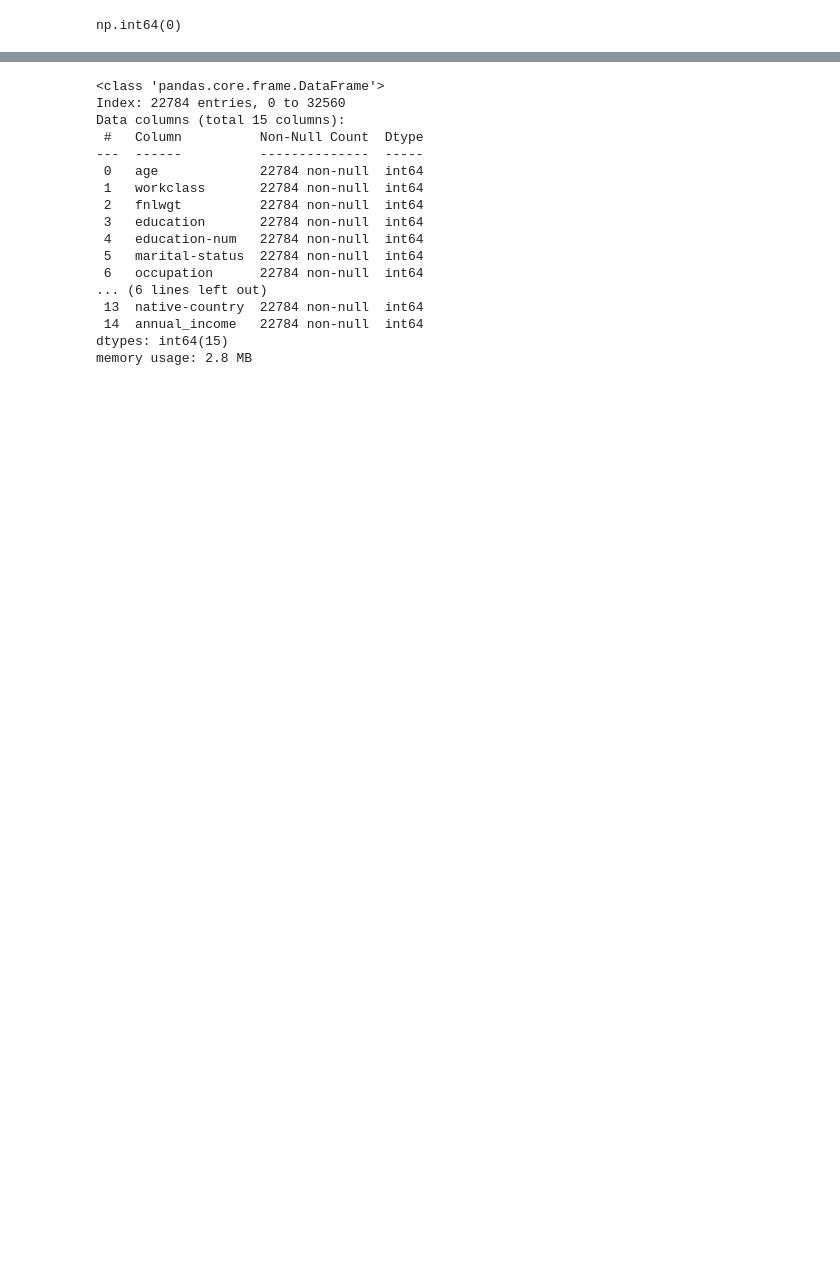
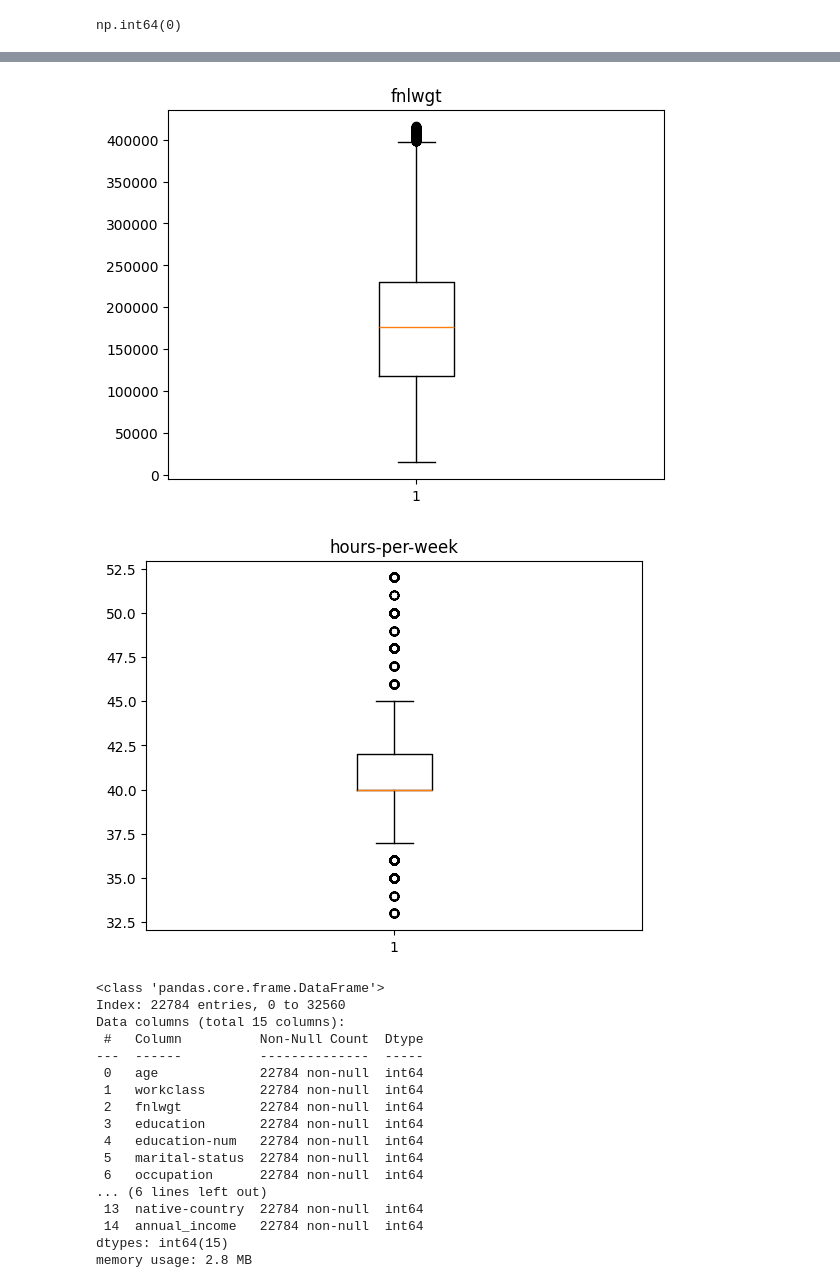
Before and after one commit to sk-shahsi/ML_Model, a Jupyter notebook: ADA_Boost.ipynb, the cells around one changed output, grey strips where cells are left out. Cells and saved outputs as stored; diff of their text form; code cells hidden in the pictures; blank space fills up the shorter version.

```diff
--- a/ADA_Boost.ipynb
+++ b/ADA_Boost.ipynb
@@ -207,0 +159,8 @@ df.shape
+# %%
+for i in col:
+  plt.boxplot(df[i])
+  plt.title(i)
+  plt.show()
+# %% [output]
+[figure, added]
+[figure, added]
```
Also changed, not shown: parts of 102 cells of this notebook.
